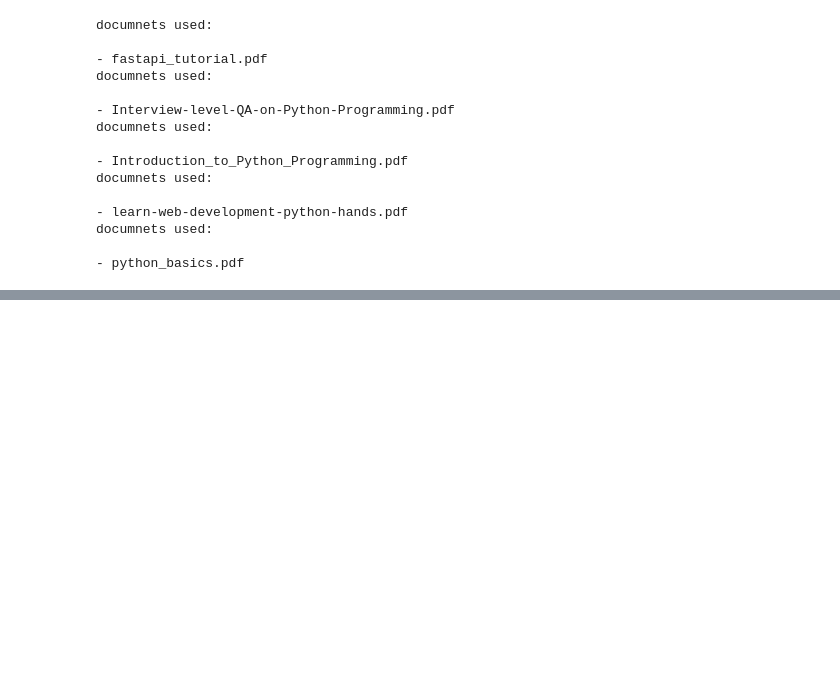
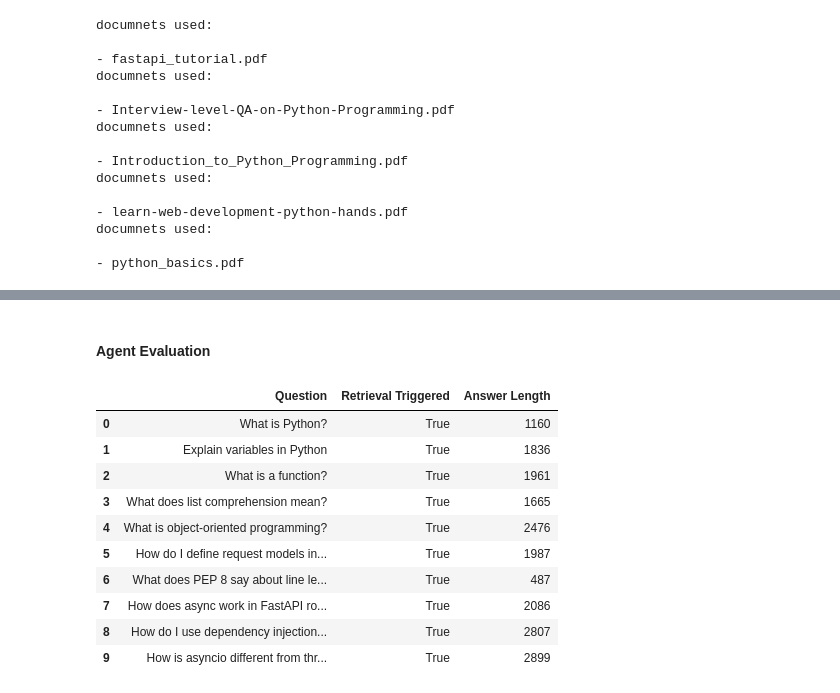
Before and after one commit to raji-ayyub/python-sensei, a Jupyter notebook: assignment.ipynb, the cells around one changed output, grey strips where cells are left out. Cells and saved outputs as stored; diff of their text form; code cells hidden in the pictures; blank space fills up the shorter version.

```diff
--- a/assignment.ipynb
+++ b/assignment.ipynb
@@ -77,0 +140,14 @@ SQLite checkpointer initialized successfully
+# %%
+faq = [
+    "What is Python?",
+    "Explain variables in Python",
+    "What is a function?",
+    "What does list comprehension mean?",
+    "What is object-oriented programming?"
+]
+
+general_results = [ask_with_trace(q, "general") for q in faq]
+
+for r in general_results:
+    print("\nQ:", r["question"])
+    print("Retrieval used:", r["used_retrieval"])
@@ -77,0 +175,14 @@ SQLite checkpointer initialized successfully
+# %%
+retrieval_queries = [
+    "How do I define request models in FastAPI?",
+    "What does PEP 8 say about line length?",
+    "How does async work in FastAPI routes?",
+    "How do I use dependency injection in FastAPI?",
+    "How is asyncio different from threading in Python?"
+]
+
+retrieval_results = [ask_with_trace(q, "retrieval") for q in retrieval_queries]
+
+for r in retrieval_results:
+    print("\nQ:", r["question"])
+    print("Retrieval used:", r["used_retrieval"])
@@ -77,0 +210,28 @@ SQLite checkpointer initialized successfully
+# %% [markdown]
+#### Agent Evaluation
+# %%
+import pandas as pd
+
+evaluation = []
+
+for r in general_results + retrieval_results:
+    evaluation.append({
+        "Question": r["question"],
+        "Retrieval Triggered": r["used_retrieval"],
+        "Answer Length": len(r["final_answer"])
+    })
+
+df = pd.DataFrame(evaluation)
+df
+# %% [output]
+|  | Question | Retrieval Triggered | Answer Length |
+| 0 | What is Python? | True | 1160 |
+| 1 | Explain variables in Python | True | 1836 |
+| 2 | What is a function? | True | 1961 |
+| 3 | What does list comprehension mean? | True | 1665 |
+| 4 | What is object-oriented programming? | True | 2476 |
+| 5 | How do I define request models in... | True | 1987 |
+| 6 | What does PEP 8 say about line le... | True | 487 |
+| 7 | How does async work in FastAPI ro... | True | 2086 |
+| 8 | How do I use dependency injection... | True | 2807 |
+| 9 | How is asyncio different from thr... | True | 2899 |
```
Also changed, not shown: parts of 10 cells of this notebook, 4 other files.
